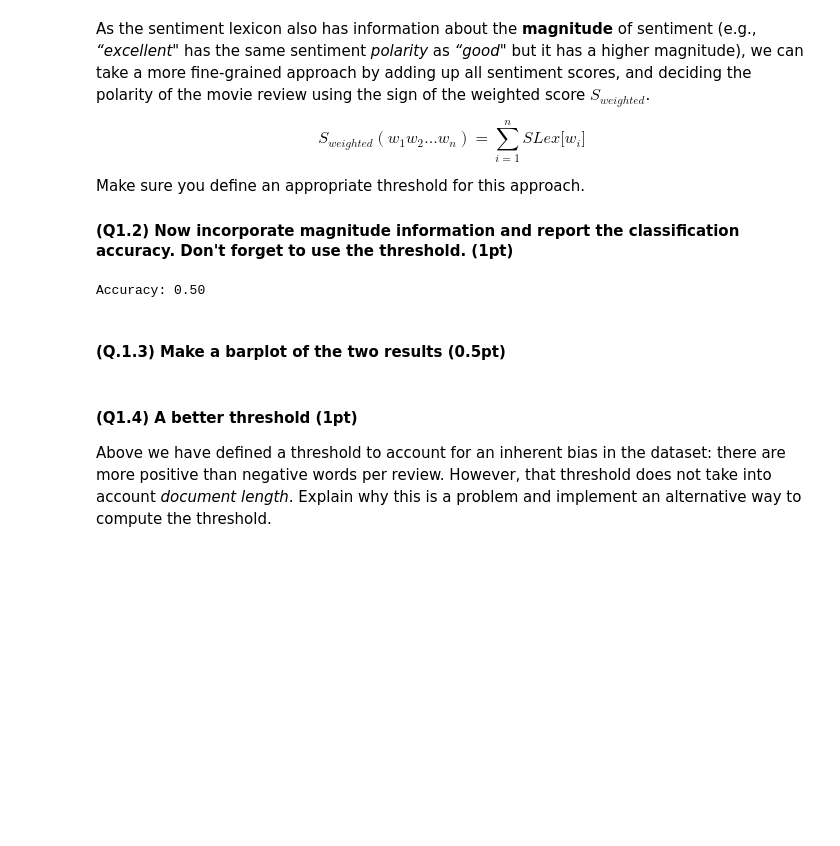
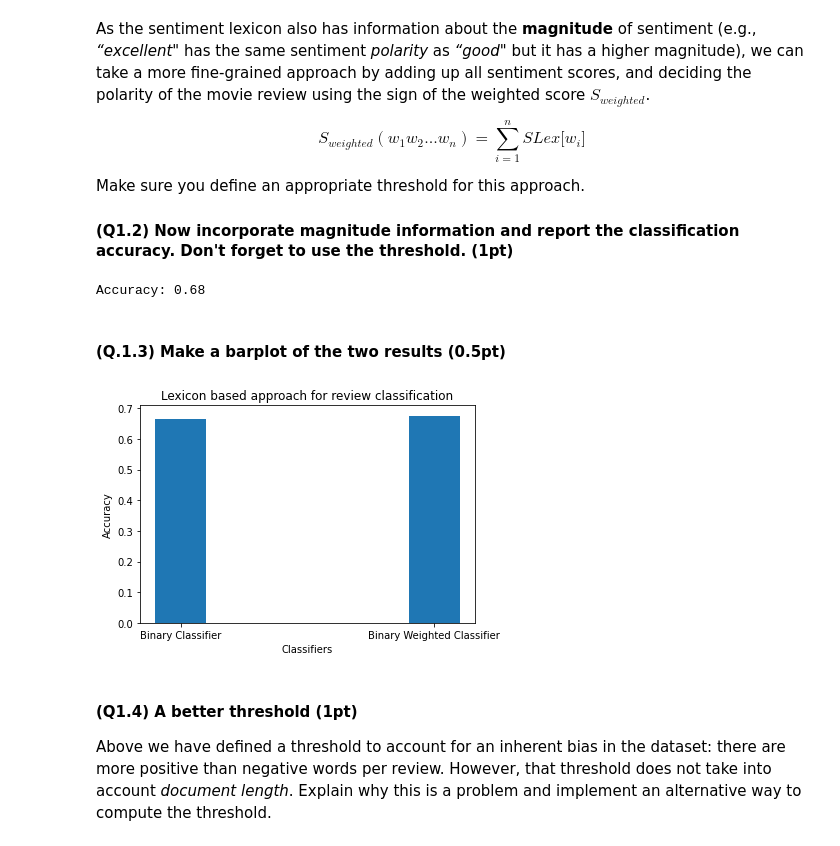
Before and after one commit to gerardPlanella/NLP1_UvA_2022, a Jupyter notebook: Assignment1/NLP1_2022_Practical_1_(student_version).ipynb, the cells around one changed output. Saved outputs shown, nothing was run; the diff lists cells and outputs as text; code cells hidden in the pictures; blank space fills up the shorter version.

```diff
--- a/Assignment1/NLP1_2022_Practical_1_(student_version).ipynb
+++ b/Assignment1/NLP1_2022_Practical_1_(student_version).ipynb
@@ -387,13 +369,14 @@ lexicon = Lexicon()
 
 token_results = []
 n_correct = 0
-threshold = 1
+threshold = 4
 
 for idx, review in enumerate(reviews):
   token_results.append(lexicon.classifyBinaryScore(review, threshold))
   if(token_results[idx] == 1 and review["sentiment"] == "POS") or (token_results[idx] == 0 and review["sentiment"] == "NEG"):
     n_correct +=1
 
+
 token_accuracy = n_correct / len(reviews)
 print("Accuracy: %0.2f" % token_accuracy)
 # %% [output]
@@ -416,17 +399,17 @@ lexicon = Lexicon()
 magnitude_results = []
 
 n_correct = 0
-threshold = 1
+threshold = 3
 
 for idx, review in enumerate(reviews):
   magnitude_results.append(lexicon.classifyWeightedScore(review, threshold))
-  if(token_results[idx] == 1 and review["sentiment"] == "POS") or (token_results[idx] == 0 and review["sentiment"] == "NEG"):
+  if(magnitude_results[idx] == 1 and review["sentiment"] == "POS") or (magnitude_results[idx] == 0 and review["sentiment"] == "NEG"):
     n_correct +=1
 
 
 magnitude_accuracy = n_correct / len(reviews)
 print("Accuracy: %0.2f" % magnitude_accuracy)
 # %% [output]
-Accuracy: 0.50
+Accuracy: 0.68
 # %% [markdown]
 #### (Q.1.3) Make a barplot of the two results (0.5pt)
@@ -435,3 +416,15 @@ Accuracy: 0.50
+# %%
+d = {'Binary Classifier': token_accuracy, 'Binary Weighted Classifier': magnitude_accuracy}
+classifiers = list(d.keys())
+acc = list(d.values())
+
+plt.bar(classifiers, acc, width = 0.2)
+plt.xlabel("Classifiers")
+plt.ylabel("Accuracy")
+plt.title("Lexicon based approach for review classification")
+plt.show()
+# %% [output]
+[figure, added]
 # %% [markdown]
 #### (Q1.4) A better threshold (1pt)
 Above we have defined a threshold to account for an inherent bias in the dataset: there are more positive than negative words per review.
```
Also changed, not shown: parts of 10 cells of this notebook.
